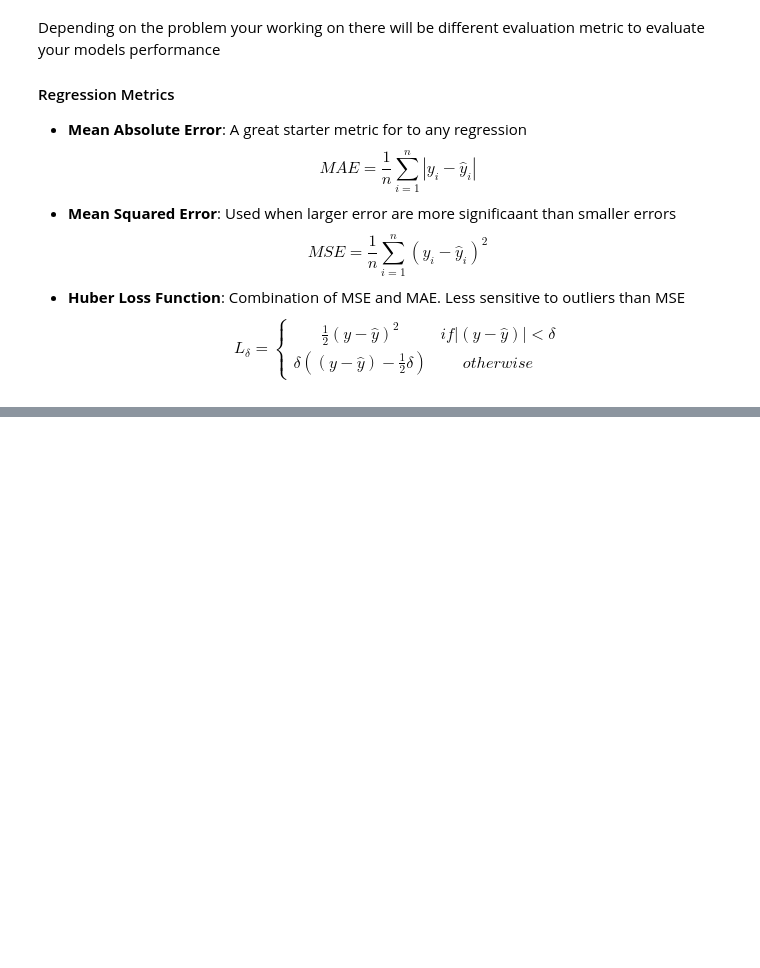
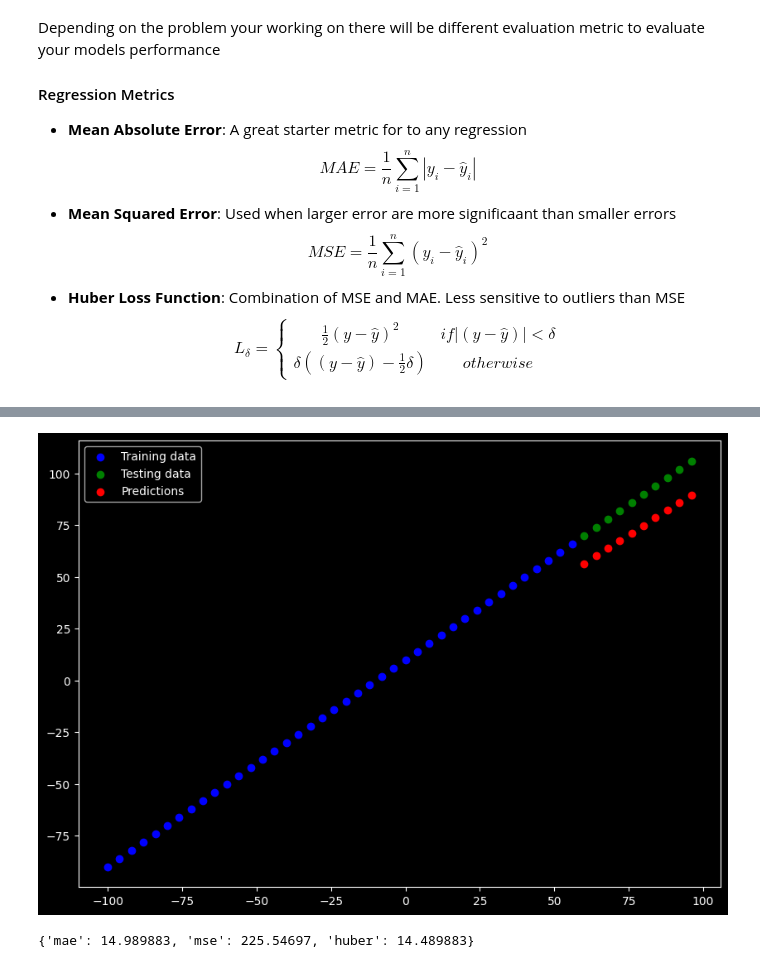
Before and after one commit to DavidRR-F/tensorflow-notes, a Jupyter notebook: notebooks/regression/tf-evaluating-and-experimenting-models.ipynb, the cells around one changed output, grey strips where cells are left out. Drawn from its saved outputs; the diff is of its cells as text; code cells hidden in the pictures; blank space fills up the shorter version.

Commit message:
model improvement

```diff
--- a/notebooks/regression/tf-evaluating-and-experimenting-models.ipynb
+++ b/notebooks/regression/tf-evaluating-and-experimenting-models.ipynb
@@ -217,0 +236,14 @@ def get_metrics(y_true=y_test, y_pred=y_pred):
+# %%
+# Set Random seed
+tf.random.set_seed(42)
+
+# Create the Original model
+model_1 = tf.keras.Sequential([
+    tf.keras.layers.Dense(1, input_shape=[1])
+])
+model_1.compile(
+    optimizer=tf.keras.optimizers.SGD(),
+    loss=tf.keras.losses.mae,
+    metrics=["mae"]
+)
+model_1.fit(X_train, y_train, epochs=100)
@@ -217,0 +269,5 @@ def get_metrics(y_true=y_test, y_pred=y_pred):
+# %%
+# Make a plot prediction for model_1
+y_pred_1 = model_1.predict(X_test)
+plot_predictions(predictions=y_pred_1)
+# %% [output]
@@ -217,0 +275,6 @@ def get_metrics(y_true=y_test, y_pred=y_pred):
+[figure, added]
+# %%
+# Calulate model_1 Evaluation Metrics
+get_metrics(y_test, y_pred_1)
+# %% [output]
+{'mae': 14.989883, 'mse': 225.54697, 'huber': 14.489883}
```
Also changed, not shown: parts of 19 cells of this notebook.
